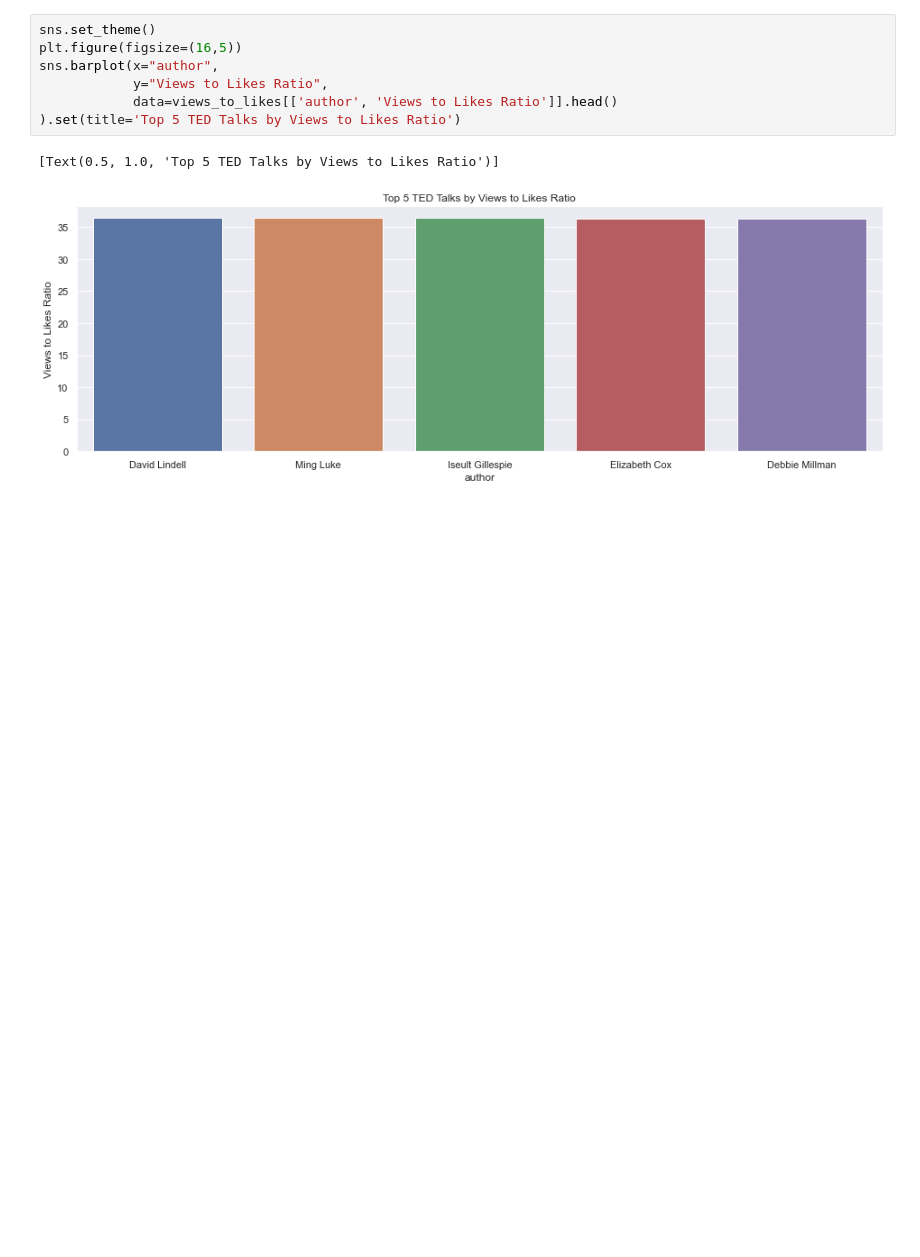
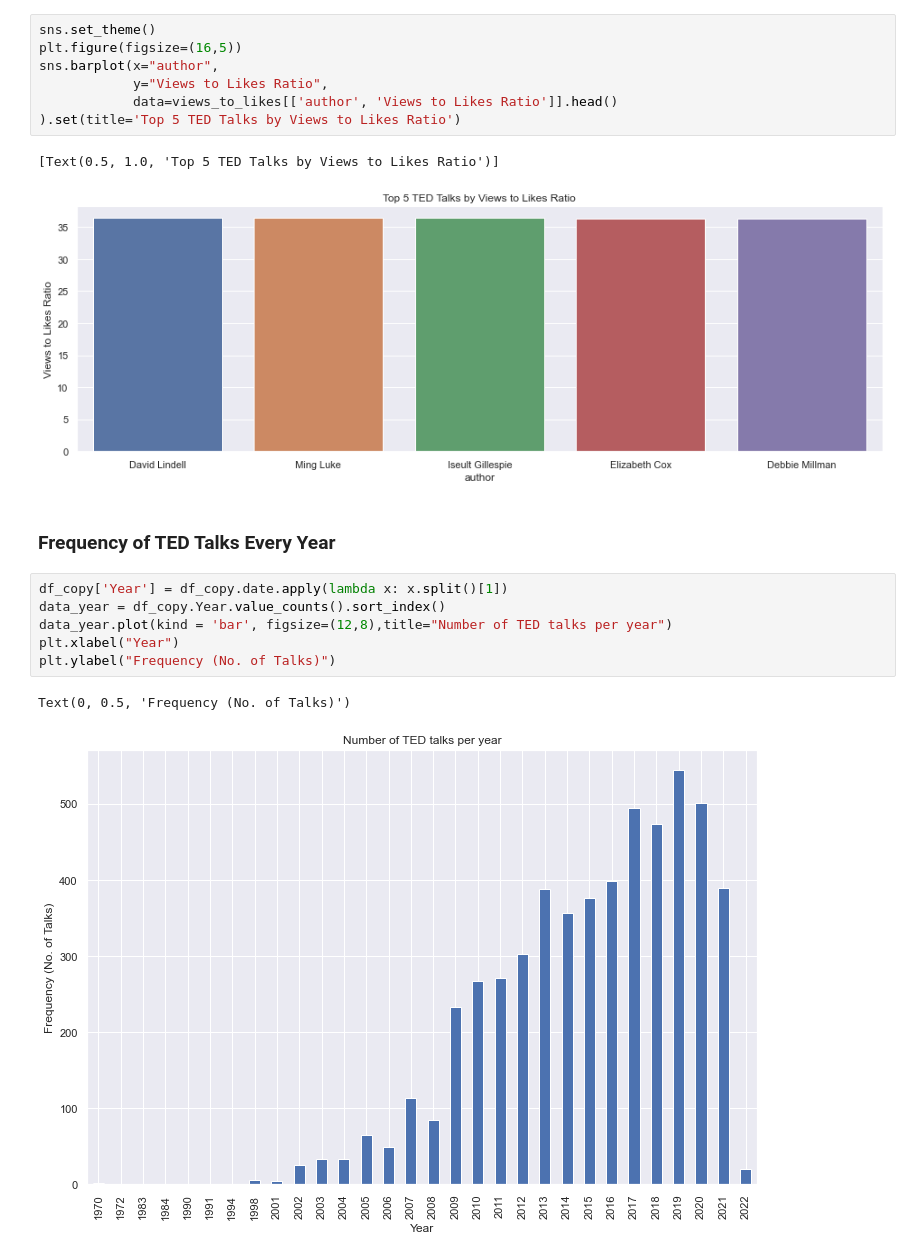
Before and after one commit to julian-8897/Python-projects, a Jupyter notebook: data science/ted_talks_analysis.ipynb, the cells around one changed output. Drawn from its saved outputs; the diff is of its cells as text; blank space fills up the shorter version.

Commit message:
updtae: ted_talk analysis

```diff
--- a/data science/ted_talks_analysis.ipynb
+++ b/data science/ted_talks_analysis.ipynb
@@ -110,3 +110,14 @@ sns.barplot(x="author",
 # %% [output]
 [Text(0.5, 1.0, 'Top 5 TED Talks by Views to Likes Ratio')]
 [figure]
+# %% [markdown]
+### Frequency of TED Talks Every Year
+# %%
+df_copy['Year'] = df_copy.date.apply(lambda x: x.split()[1])
+data_year = df_copy.Year.value_counts().sort_index()
+data_year.plot(kind = 'bar', figsize=(12,8),title="Number of TED talks per year")
+plt.xlabel("Year")
+plt.ylabel("Frequency (No. of Talks)")
+# %% [output]
+Text(0, 0.5, 'Frequency (No. of Talks)')
+[figure, added]
```
Also changed, not shown: parts of 2 cells of this notebook.
